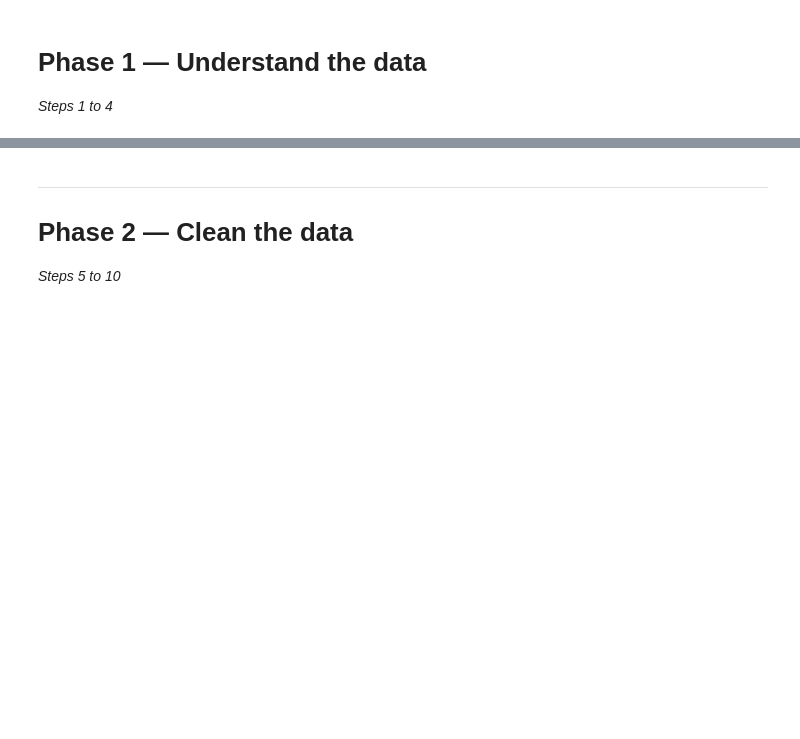
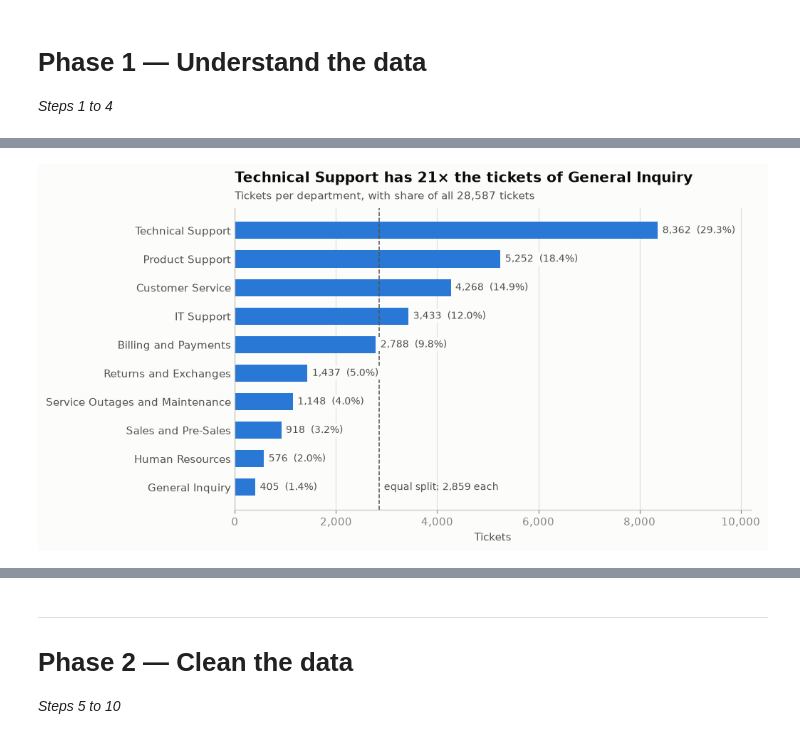
Before and after one commit to karthikiyer365/Live, a Jupyter notebook: topic-classification/department_classifier_pipeline.ipynb, the cells around one changed output, grey strips where cells are left out. Saved outputs shown, nothing was run; the diff lists cells and outputs as text; code cells hidden in the pictures; blank space fills up the shorter version.

```diff
--- a/topic-classification/department_classifier_pipeline.ipynb
+++ b/topic-classification/department_classifier_pipeline.ipynb
@@ -95,0 +415,24 @@ Also plot it. A bar chart of tickets per department makes the problem obvious at
+# %%
+# Step 4 (plot) — horizontal bar chart of tickets per department
+shares = class_counts / class_counts.sum()
+equal_split = class_counts.sum() / len(class_counts)
+label_box = dict(facecolor=SURFACE, edgecolor="none", pad=1.5)  # lets the reference line pass behind labels
+
+fig, ax = plt.subplots(figsize=(8.5, 5))
+ax.barh(class_counts.index[::-1], class_counts.values[::-1], height=0.6, color=CAT[0])
+ax.axvline(equal_split, color=INK_2, linestyle="--", linewidth=1, zorder=1)
+for y, (n, s) in enumerate(zip(class_counts.values[::-1], shares.values[::-1])):
+    ax.text(n + 90, y, f"{n:,}  ({s:.1%})", va="center", fontsize=9, color=INK_2, bbox=label_box, zorder=2)
+ax.text(equal_split + 90, 0, f"equal split: {equal_split:,.0f} each", va="center", fontsize=9, color=INK_2)
+
+ax.set_xlim(0, class_counts.max() * 1.22)
+ax.xaxis.set_major_formatter(mpl.ticker.StrMethodFormatter("{x:,.0f}"))
+ax.grid(axis="y", visible=False)
+ax.tick_params(axis="y", length=0)
+ax.set_xlabel("Tickets")
+ax.set_title(f"{class_counts.index[0]} has {imbalance_ratio:.0f}× the tickets of {class_counts.index[-1]}", pad=24)
+ax.text(0, 1.03, f"Tickets per department, with share of all {class_counts.sum():,} tickets",
+        transform=ax.transAxes, fontsize=9.5, color=INK_2)
+plt.show()
+# %% [output]
+[figure, added]
```
Also changed, not shown: parts of 23 cells of this notebook, 2 other files.
